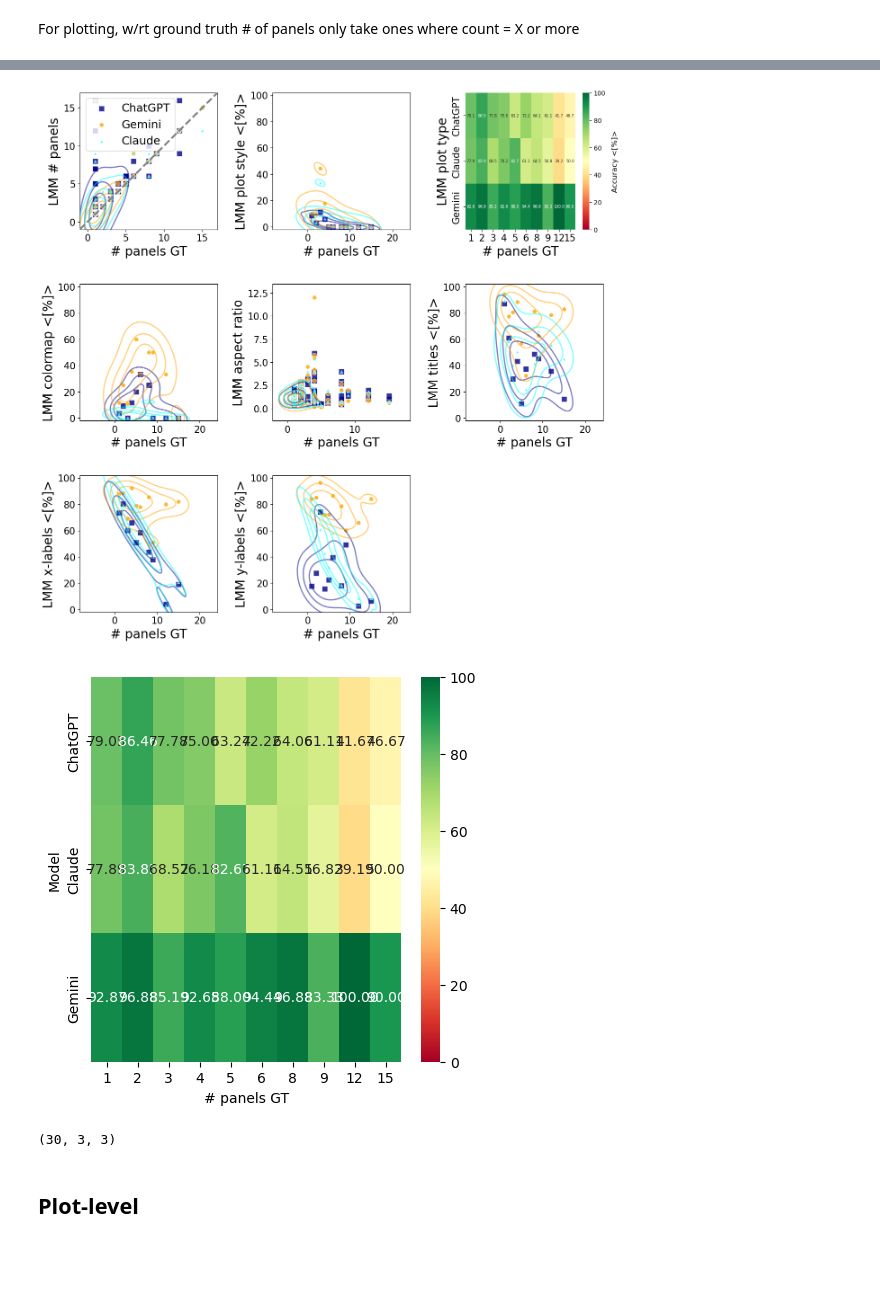
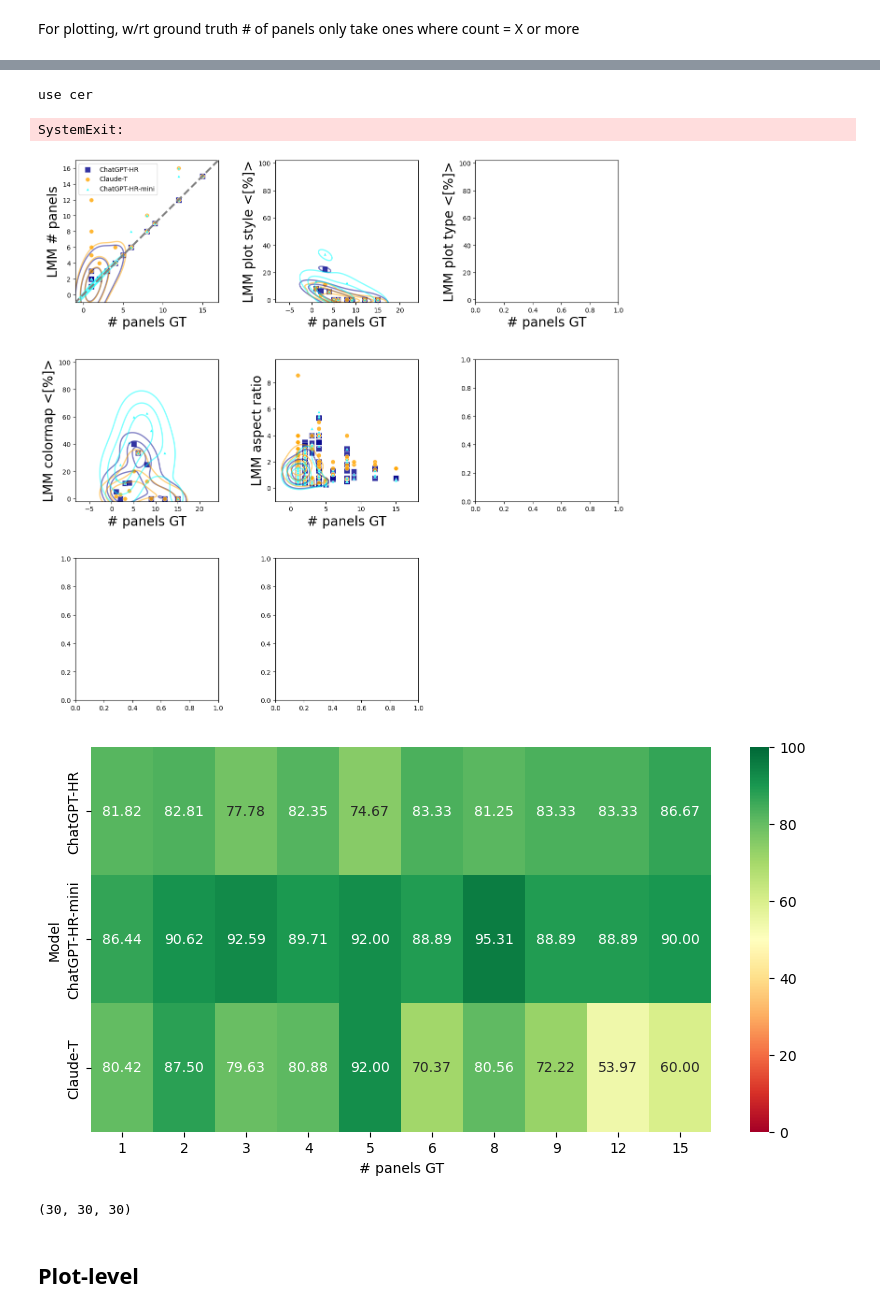
Before and after one commit to ReadingTimeMachine/LLM_VQA_MultiPanel, a Jupyter notebook: parse_lmm_outputs_to_kde_and_scatter_plots.ipynb, the cells around one changed output, grey strips where cells are left out. Saved outputs shown, nothing was run; the diff lists cells and outputs as text; code cells hidden in the pictures; blank space fills up the shorter version.

```diff
--- a/parse_lmm_outputs_to_kde_and_scatter_plots.ipynb
+++ b/parse_lmm_outputs_to_kde_and_scatter_plots.ipynb
@@ -9,7 +9,7 @@ dirs_to_use = ['chatgpt_api/', 'chatgpt_api_highR_lowVerbose/', 'chatgpt_api_hig
 dirs_to_use = ['chatgpt_api/', 'gemini/', 'claude_haiku/']
 
 # mid-to-high tier
-#dirs_to_use = ['chatgpt_api_highR_lowVerbose/', 'claude_haiku_thinking/', 'chatgpt_api_highR_lowVerbose_mini/']
+dirs_to_use = ['chatgpt_api_highR_lowVerbose/', 'claude_haiku_thinking_maxT8000/', 'chatgpt_api_highR_lowVerbose_mini/']
 
 
 # full baseline data stored
@@ -63,7 +63,9 @@ dirnames, dirs, files_parsed = get_dirs_names_files(main_llm_dir,
                         'chatgpt_api_highR_lowVerbose_mini':'ChatGPT-HR-mini',
                         'gemini':'Gemini',
                         'claude_haiku':'Claude',
-                        'claude_haiku_thinking':'Claude-T'},
+                        'claude_haiku_thinking':'Claude-T-Low',
+                        'claude_haiku_thinking_maxT8000':'Claude-T'
+                        },
         verbose=True)
 
 # dirs_tmp = glob(main_llm_dir + '*')
@@ -323,7 +189,7 @@ questions_figure = [
     {'tag':'plot type', 'question':'What are the plot types for each panel in the figure?', 'type':'binary string list', 'use list':True, 'use bar':True},
     {'tag':'colormap', 'question':'What is the colormap that was used in this figure?', 'type':'binary string'},
     {'tag':'aspect ratio', 'question':'What is the aspect ratio of this figure?', 'type':'float'},
-    {'tag':'titles', 'question': 'What are the titles for each figure panel?', 'type':'string list'},
+    {'tag':'titles', 'question': 'What are the titles for each figure panel?', 'type':'string list', 'use cer':True},
     {'tag':'x-labels', 'question': 'What are the x-axis titles for each figure panel?', 'type':'string list'},
     {'tag':'y-labels', 'question': 'What are the y-axis titles for each figure panel?', 'type':'string list'},
     # {'tag':'largest median', 'question':'Which plot shows the largest median data values?', 'type':'float'},
@@ -465,6 +332,10 @@ for iq,q in enumerate(questions_plot):
         gt = dfplot[gttag]
         lmm = dfplot[lmtag]
 
+        if 'use cer' in q:
+            print('use cer')
+            import sys; sys.exit()
+
         ylabel_tag = 'LMM ' + q['tag']
 
         useBar = False
@@ -489,6 +360,8 @@ for iq,q in enumerate(questions_plot):
                         counts_df[q['tag']]['use bar'] = True
                         counts_df[q['tag']]['panel'] = iq
                         useBar = True
+                        # print('Double check this calculation!')
+                        # import sys; sys.exit()
                         for cname in ['Model', gttag, 'Accuracy <[%]>']:
                             if cname not in counts_df[q['tag']]['df']:
                                 counts_df[q['tag']]['df'][cname] = []
@@ -549,22 +422,24 @@ for ax in axes:
         # Set legend font size for second subplot
         ax.legend(fontsize=legend_fontsize)
 # %% [output]
+use cer
+SystemExit:
-[figure, old version]
+[figure, new version]
 # %%
-fig,ax = plt.subplots(figsize=(5,5))
+fig,ax = plt.subplots(figsize=(10,5))
 
 for k,d in counts_df.items():
     if d['use bar']:
         dfc = pd.DataFrame(d['df'])
         cgt = dfc.columns[~dfc.columns.isin(['Model','Accuracy <[%]>'])][0]
         pivot = dfc.pivot(index='Model', columns=cgt, values='Accuracy <[%]>')
         sns.heatmap(pivot, annot=True, fmt='.2f', cmap='RdYlGn', vmin=0, vmax=100, ax=ax)
 # %% [output]
-[figure, old version]
+[figure, new version]
 # %%
 len(dfc['Model']), len(dfc['# panels GT']), len(dfc['Accuracy <[%]>'])
 # %% [output]
-(30, 3, 3)
+(30, 30, 30)
 # %% [markdown]
 ## Plot-level
 # %%
```
Also changed, not shown: parts of 18 cells of this notebook, 3 other files.
